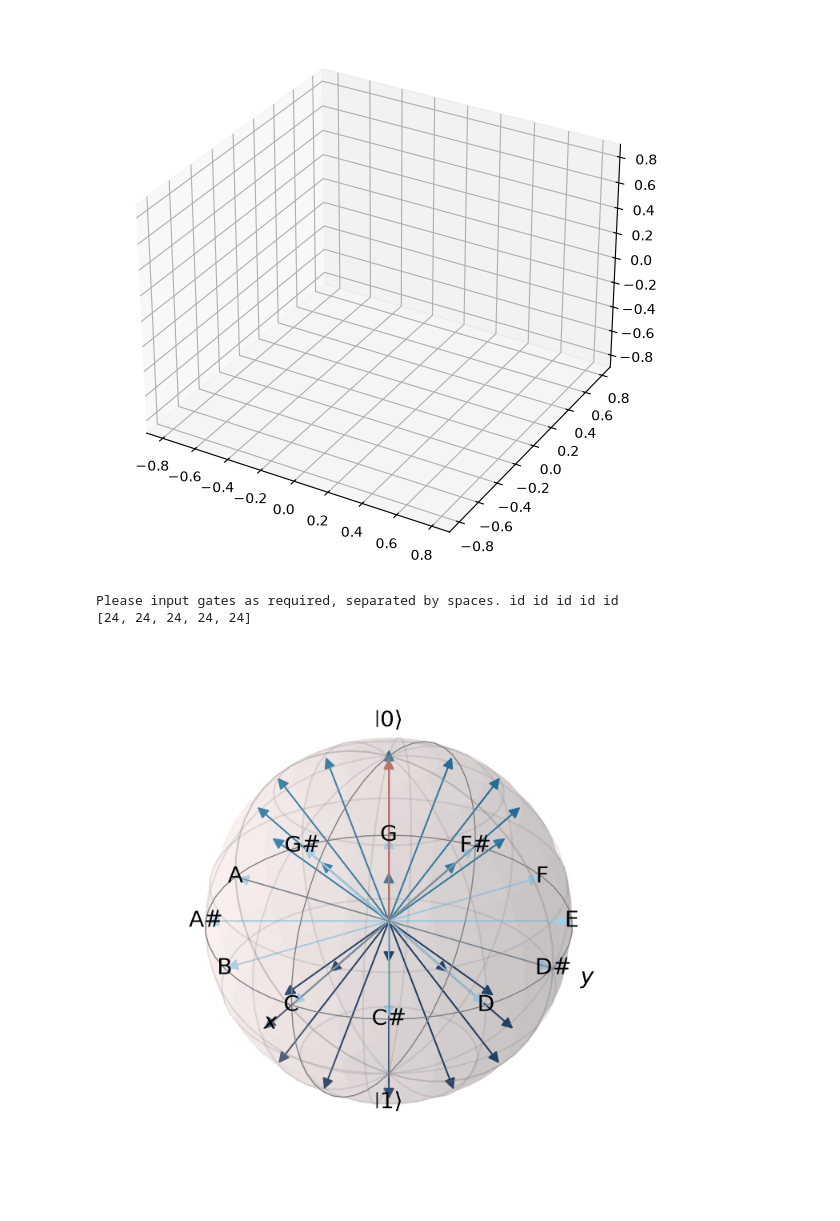
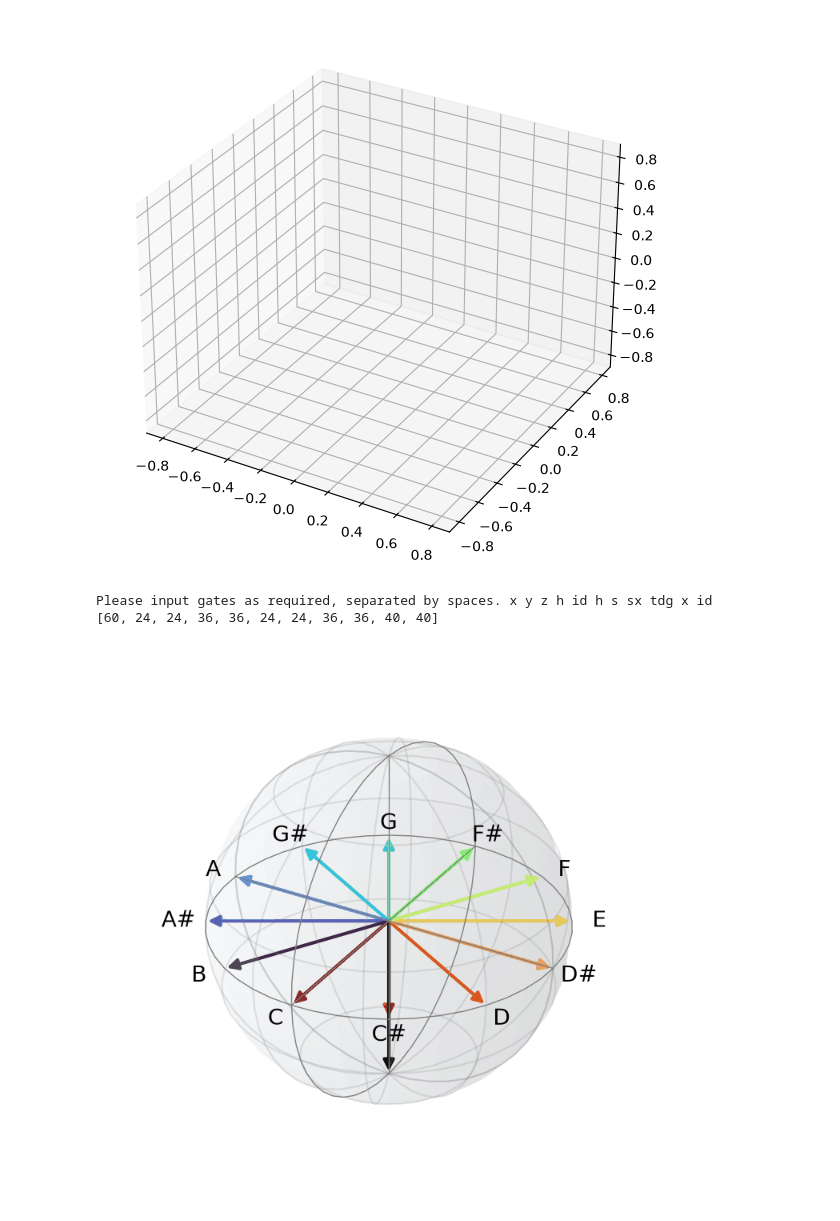
Before and after one commit to jessleighhin/Quantum_Band, a Jupyter notebook: Gate_to_pitch_fin.ipynb, the cells around one changed output. Saved outputs shown, nothing was run; the diff lists cells and outputs as text; code cells hidden in the pictures.

```diff
--- a/Gate_to_pitch_fin.ipynb
+++ b/Gate_to_pitch_fin.ipynb
@@ -205,34 +195,33 @@ for j in range(24, 36): # Phi = > notes.
 
 fig, ax = plt.subplots(subplot_kw=dict(projection="3d", computed_zorder=False), figsize=(7, 7))
 b = Bloch(axes=ax)
+b.plot_axes_labels = lambda: None # Hide axes labels.
 
 # Arrays for notes and colour mapping.
 notes = ["C", "C#", "D", "D#", "E", "F", "F#", "G", "G#", "A", "A#", "B"]
-octave_colours = ["#1572A1", "#9AD0EC", "#002B5B"]
-all_vector_colours = []
+octave_colours = [plt.colormaps["turbo_r"](val) for val in np.linspace(0, 1, 12)]
 
 # Assign even spaced locations for each musical vector.
-for j in [3, 1, 2]:
-    octave = {}
-    for i in range(0, 12):
-        r = 1
-        theta = j * np.pi / 4
-        phi = (i / 6) * np.pi
-        x, y, z = spherical_to_cartesian(r, theta, phi)
+octave = {}
+for i in range(0, 12):
+    r = 1
+    theta = np.pi / 2 # Octave at circumference.
+    phi = (i / 6) * np.pi
+    x, y, z = spherical_to_cartesian(r, theta, phi)
 
-        octave[notes[i]] = [x, y, z]
-        all_vector_colours.append(octave_colours[j-1])
+    octave[notes[i]] = [x, y, z]
 
-    # Sequentially add vectors and text annotations
-    for label, coords in octave.items():
-        if j == 2:
-            b.add_annotation(coords, label) # Annotations for middle octave.
-            b.add_vectors(coords)
-        else:
-            b.add_vectors(coords)
+# Sequentially add vectors and text annotations
+for label, coords in octave.items():
+    b.add_vectors(coords)
+
+    # Move labels 15% farther from the sphere's centre
+    label_coords = 1.15 * np.array(coords)
+    b.add_annotation(label_coords, label)
 
 background_note_vectors = list(b.fixed_vectors) if hasattr(b, 'fixed_vectors') and b.fixed_vectors else list(b.vectors)
-background_colors = list(all_vector_colours)
+background_colors = octave_colours
+background_width = 3
 
 # Setup padding boundaries
 limit = 0.9
@@ -247,40 +236,40 @@ ax.set_zlim3d(-limit, limit)
 # Frame configurations
 gate_list0 = str(input("Please input gates as required, separated by spaces."))
 gate_list = gate_list0.split(' ')
-states = gates(gate_list)
+states, qc = gates(gate_list)
 notes = theta_and_phi(states)
 frames_count = len(gate_list)  # Sliced frame count slightly so it compiles instantly
 print(notes)
 
 # Build the animation & MIDI
 ani = FuncAnimation(fig, update, frames=frames_count, fargs=(gate_list,), interval=200, blit=True)
 MyMIDI = MIDIFile(1)
 
 track = 0
 time = 0
 
 MyMIDI.addTrackName(track, time, "QC track")
 MyMIDI.addTempo(track, time, 120)
 
 track    = 0   # Track numbers are zero-origined
 channel  = 0   # MIDI channel number -> number of qubits.
 duration = 1   # In beats
 volume   = 100 # 0-127, 127 being full volume
 
 for i in range(len(notes)):
     pitch = notes[i]
     time = i
     MyMIDI.addNote(track,channel,pitch,time,duration,volume)
 
 # Save as GIF and MIDI:
 with open("bloch_midi_fin.midi", 'wb') as output_file:
     MyMIDI.writeFile(output_file)
 gif_path = "bloch_anim_fin.gif"
 ani.save(gif_path, writer='pillow', fps=3)
 
 # Disply GIF:
 display(Image(filename=gif_path))
 # %% [output]
-Please input gates as required, separated by spaces. id id id id id
-[24, 24, 24, 24, 24]
+Please input gates as required, separated by spaces. x y z h id h s sx tdg x id
+[60, 24, 24, 36, 36, 24, 24, 36, 36, 40, 40]
-[figure, old version]
+[figure, new version]
```
Also changed, not shown: parts of 2 cells of this notebook, 2 other files.
